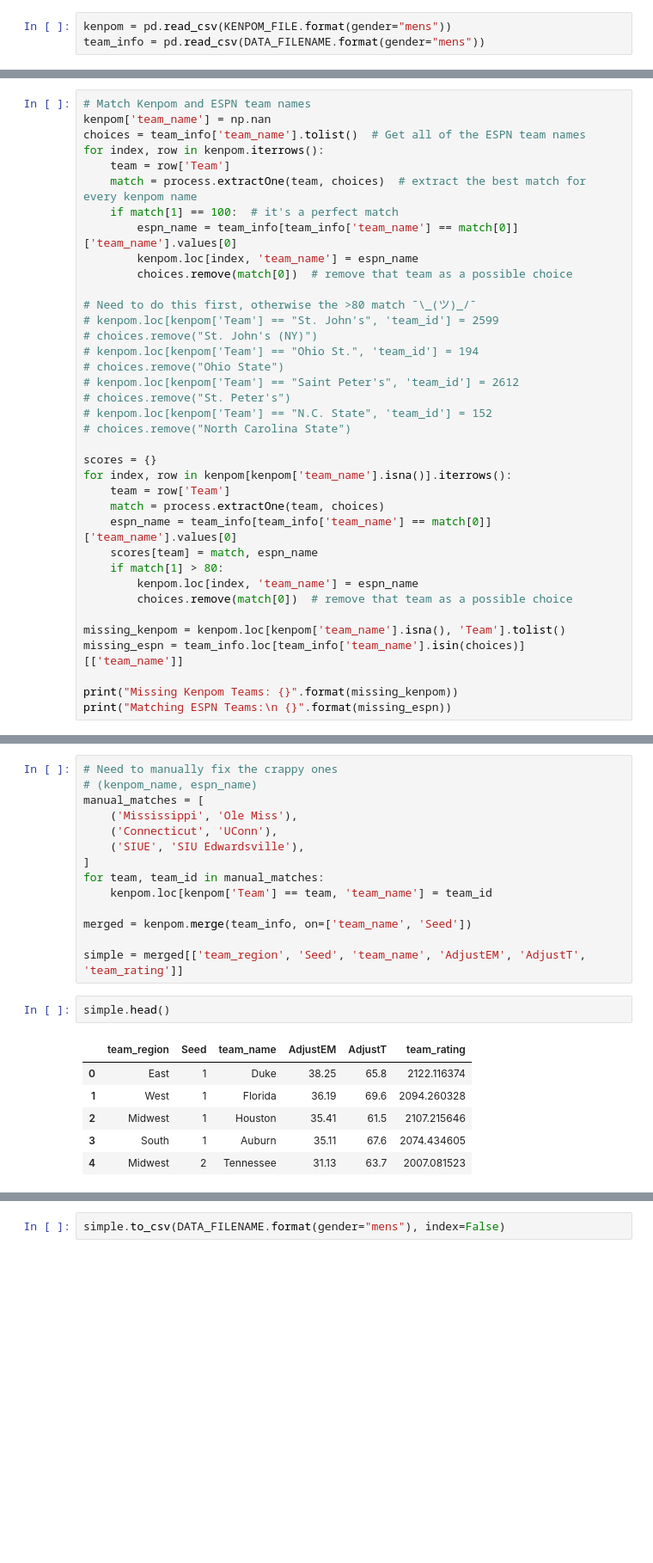
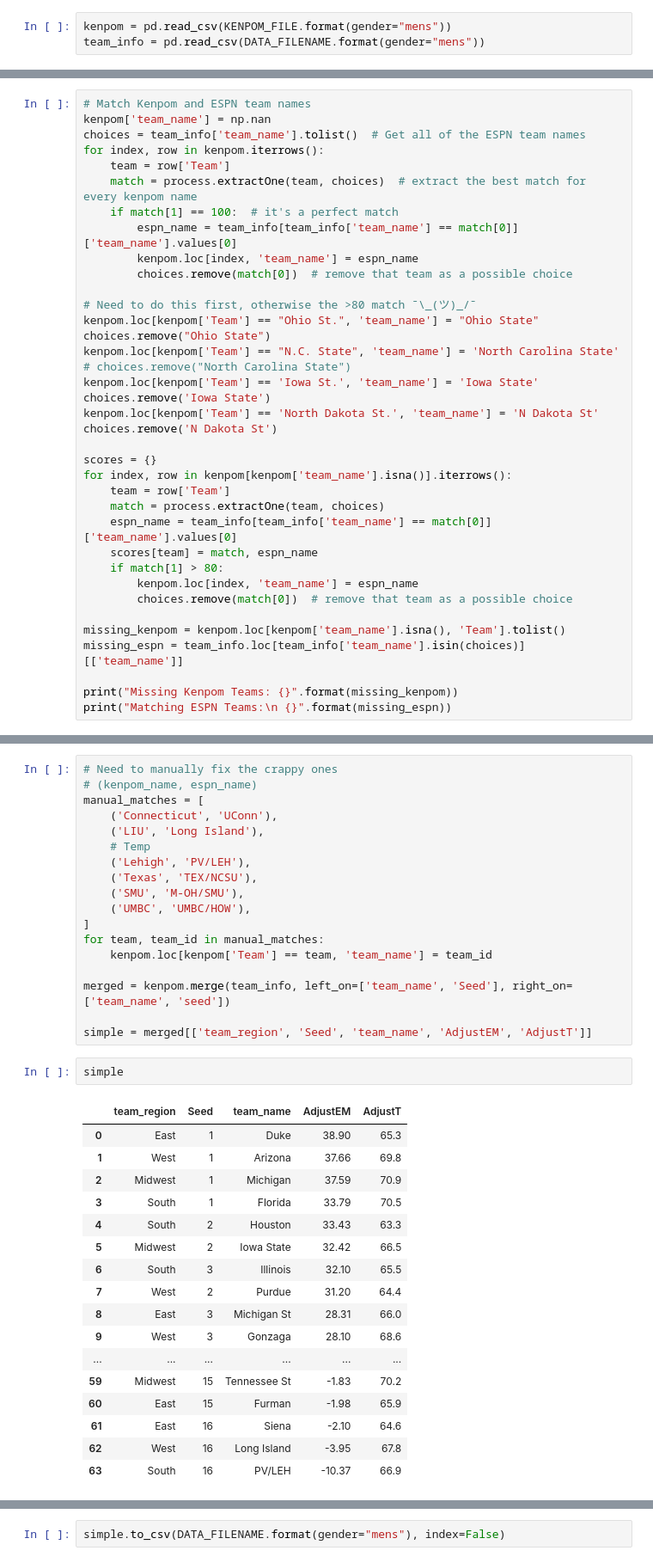
Before and after one commit to awooddoughty/bracket-predictions, a Jupyter notebook: create_original_brackets.ipynb, the cells around one changed output, grey strips where cells are left out. Shown at 86% size. Drawn from its saved outputs; the diff is of its cells as text; blank space fills up the shorter version.

```diff
--- a/create_original_brackets.ipynb
+++ b/create_original_brackets.ipynb
@@ -85,14 +42,14 @@ for index, row in kenpom.iterrows():
         choices.remove(match[0])  # remove that team as a possible choice
 
 # Need to do this first, otherwise the >80 match ¯\_(ツ)_/¯
-# kenpom.loc[kenpom['Team'] == "St. John's", 'team_id'] = 2599
-# choices.remove("St. John's (NY)")
-# kenpom.loc[kenpom['Team'] == "Ohio St.", 'team_id'] = 194
-# choices.remove("Ohio State")
-# kenpom.loc[kenpom['Team'] == "Saint Peter's", 'team_id'] = 2612
-# choices.remove("St. Peter's")
-# kenpom.loc[kenpom['Team'] == "N.C. State", 'team_id'] = 152
+kenpom.loc[kenpom['Team'] == "Ohio St.", 'team_name'] = "Ohio State"
+choices.remove("Ohio State")
+kenpom.loc[kenpom['Team'] == "N.C. State", 'team_name'] = 'North Carolina State'
 # choices.remove("North Carolina State")
+kenpom.loc[kenpom['Team'] == 'Iowa St.', 'team_name'] = 'Iowa State'
+choices.remove('Iowa State')
+kenpom.loc[kenpom['Team'] == 'North Dakota St.', 'team_name'] = 'N Dakota St'
+choices.remove('N Dakota St')
 
 scores = {}
 for index, row in kenpom[kenpom['team_name'].isna()].iterrows():
@@ -129,22 +95,37 @@ scores
 # Need to manually fix the crappy ones
 # (kenpom_name, espn_name)
 manual_matches = [
-    ('Mississippi', 'Ole Miss'),
     ('Connecticut', 'UConn'),
-    ('SIUE', 'SIU Edwardsville'),
+    ('LIU', 'Long Island'),
+    # Temp
+    ('Lehigh', 'PV/LEH'),
+    ('Texas', 'TEX/NCSU'),
+    ('SMU', 'M-OH/SMU'),
+    ('UMBC', 'UMBC/HOW'),
 ]
 for team, team_id in manual_matches:
     kenpom.loc[kenpom['Team'] == team, 'team_name'] = team_id
 
-merged = kenpom.merge(team_info, on=['team_name', 'Seed'])
+merged = kenpom.merge(team_info, left_on=['team_name', 'Seed'], right_on=['team_name', 'seed'])
 
-simple = merged[['team_region', 'Seed', 'team_name', 'AdjustEM', 'AdjustT', 'team_rating']]
+simple = merged[['team_region', 'Seed', 'team_name', 'AdjustEM', 'AdjustT']]
 # %%
-simple.head()
+simple
 # %% [output]
-|  | team_region | Seed | team_name | AdjustEM | AdjustT | team_rating |
-| 0 | East | 1 | Duke | 38.25 | 65.8 | 2122.116374 |
-| 1 | West | 1 | Florida | 36.19 | 69.6 | 2094.260328 |
-| 2 | Midwest | 1 | Houston | 35.41 | 61.5 | 2107.215646 |
-| 3 | South | 1 | Auburn | 35.11 | 67.6 | 2074.434605 |
-| 4 | Midwest | 2 | Tennessee | 31.13 | 63.7 | 2007.081523 |
+|  | team_region | Seed | team_name | AdjustEM | AdjustT |
+| 0 | East | 1 | Duke | 38.90 | 65.3 |
+| 1 | West | 1 | Arizona | 37.66 | 69.8 |
+| 2 | Midwest | 1 | Michigan | 37.59 | 70.9 |
+| 3 | South | 1 | Florida | 33.79 | 70.5 |
+| 4 | South | 2 | Houston | 33.43 | 63.3 |
+| 5 | Midwest | 2 | Iowa State | 32.42 | 66.5 |
+| 6 | South | 3 | Illinois | 32.10 | 65.5 |
+| 7 | West | 2 | Purdue | 31.20 | 64.4 |
+| 8 | East | 3 | Michigan St | 28.31 | 66.0 |
+| 9 | West | 3 | Gonzaga | 28.10 | 68.6 |
+| ... | ... | ... | ... | ... | ... |
+| 59 | Midwest | 15 | Tennessee St | -1.83 | 70.2 |
+| 60 | East | 15 | Furman | -1.98 | 65.9 |
+| 61 | East | 16 | Siena | -2.10 | 64.6 |
+| 62 | West | 16 | Long Island | -3.95 | 67.8 |
+| 63 | South | 16 | PV/LEH | -10.37 | 66.9 |
```
Also changed, not shown: parts of 22 cells of this notebook, 4 other files.
